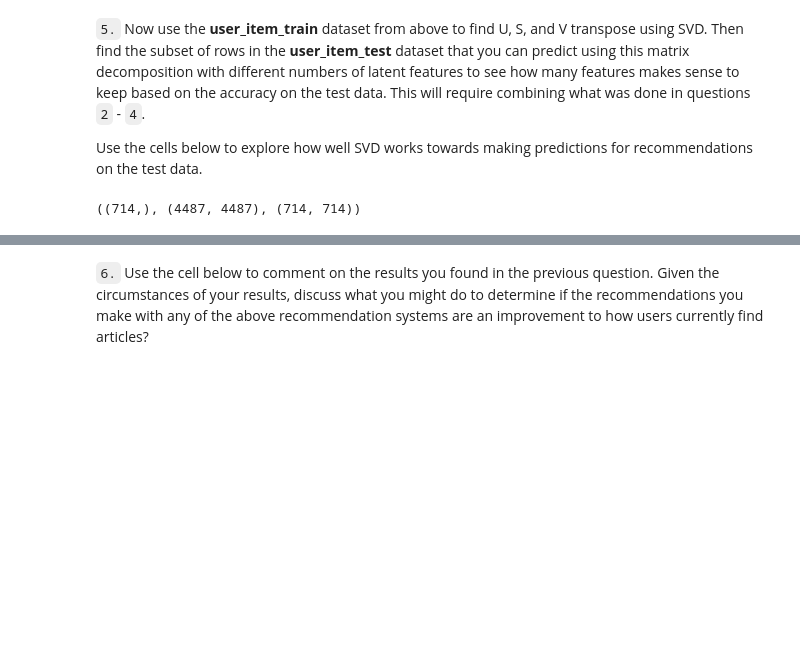
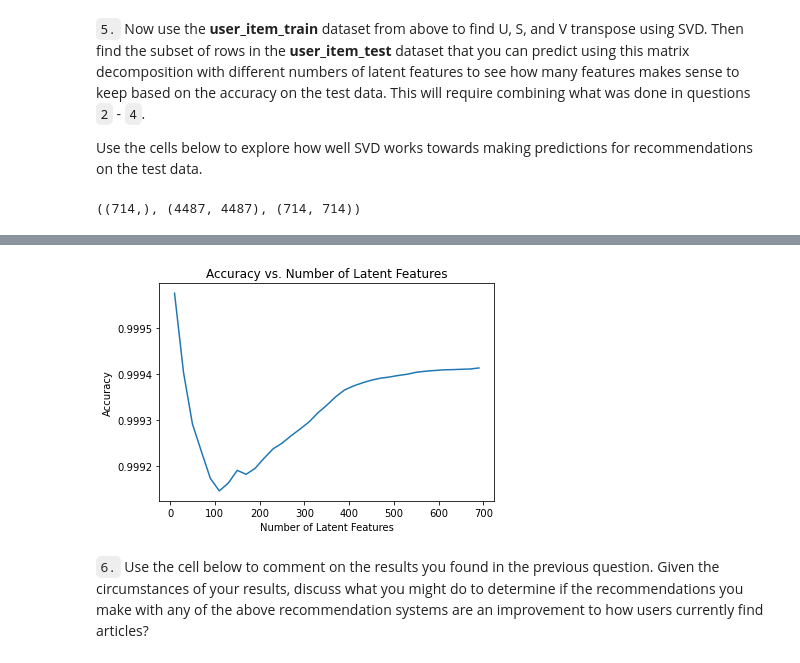
Before and after one commit to Sawy89/Corsi, a Jupyter notebook: DSND/RecommendationWithIBM/Recommendations_with_IBM.ipynb, the cells around one changed output, grey strips where cells are left out. Saved outputs shown, nothing was run; the diff lists cells and outputs as text; code cells hidden in the pictures; blank space fills up the shorter version.

Commit message:
SVD finished: the SVD part is working, and calculating the error curve of accuracy on test data

```diff
--- a/DSND/RecommendationWithIBM/Recommendations_with_IBM.ipynb
+++ b/DSND/RecommendationWithIBM/Recommendations_with_IBM.ipynb
@@ -870,5 +863,7 @@ s_new.shape, u_new.shape, vt_new.shape
 # Prepare the test data with user presents in both test and train
 users_always_present = [x for x in test_idx if x in (list(set(user_item_train.index)))]
 user_item_test_reduction = user_item_test.loc[users_always_present, 'has_interacted']
-user_item_test_reduction
+test_set = user_item_test_reduction.stack()
+test_set = test_set.loc[test_set==1]
+test_set
 # %% [output]
@@ -894,11 +883,11 @@ user_item_test_reduction
 # %%
-def make_prediction(user_id, article_id, u, s, vt):
+def make_prediction(user_id, article_id, s, u, vt):
     '''
     INPUT:
     user_id - user_id from the user_item_train df
     article_id - article_id according to the user_item_train_df
+    s - sigma matrix (SVD)
     u - user matrix (SVD)
-    s - sigma matrix (SVD)
     vt - article matrix (SVD)
 
     OUTPUT:
@@ -912,9 +901,6 @@ def make_prediction(user_id, article_id, u, s, vt):
     user_row = np.where(user_ids_series == user_id)[0][0]
     movie_col = np.where(movie_ids_series == article_id)[0][0]
 
-    pred = np.dot(np.dot(u_new[user_row,:], s_new) , vt_new[:, movie_col])
+    pred = np.dot(np.dot(u[user_row,:], s) , vt[:, movie_col])
 
     return pred
-# %%
-pred = make_prediction(1, 9, u, s, vt)
-pred
@@ -924,6 +908,8 @@ pred
 # Try change the number of latent features and find the optimal result!
 num_latent_feats = np.arange(10,700+10,20)
 sum_errs = []
+sum_errs_test = []
+
 
 for k in num_latent_feats:
     # restructure with k latent features
@@ -933,17 +919,21 @@ for k in num_latent_feats:
     user_item_est = np.around(np.dot(np.dot(u_new, s_new), vt_new))
 
     # compute error for each prediction to actual value
-    diffs = np.subtract(user_item_matrix, user_item_est)
+    diffs = np.subtract(user_item_train, user_item_est)
 
     # total errors and keep track of them
     err = np.sum(np.sum(np.abs(diffs)))
     sum_errs.append(err)
 
-    # Check with test data
+    # insert prediction in dataframe
+    user_item_est_df = user_item_train.copy()
+    user_item_est_df.loc[:,:] = user_item_est
 
+    # Check iterating on available test data
+    err_test = []
+    for user_test, article_test in test_set.index:
+        pred = make_prediction(user_test, article_test, s_new, u_new, vt_new)
+        err_test.append(pred * test_set.loc[(user_test, article_test)])
 
-
-plt.plot(num_latent_feats, 1 - np.array(sum_errs)/df.shape[0]);
-plt.xlabel('Number of Latent Features');
-plt.ylabel('Accuracy');
-plt.title('Accuracy vs. Number of Latent Features');
+    # Calculat accuracy
+    sum_errs_test.append(np.sum(err_test))
@@ -991,3 +948,11 @@ vt_new = vt
+# %%
+# Accuracy in the test
+plt.plot(num_latent_feats, 1 - np.array(sum_errs_test)/df.shape[0]);
+plt.xlabel('Number of Latent Features');
+plt.ylabel('Accuracy');
+plt.title('Accuracy vs. Number of Latent Features');
+# %% [output]
+[figure, added]
 # %% [markdown]
 `6.` Use the cell below to comment on the results you found in the previous question. Given the circumstances of your results, discuss what you might do to determine if the recommendations you make with any of the above recommendation systems are an improvement to how users currently find articles?
 # %% [markdown]
```
Also changed, not shown: parts of 9 cells of this notebook.
